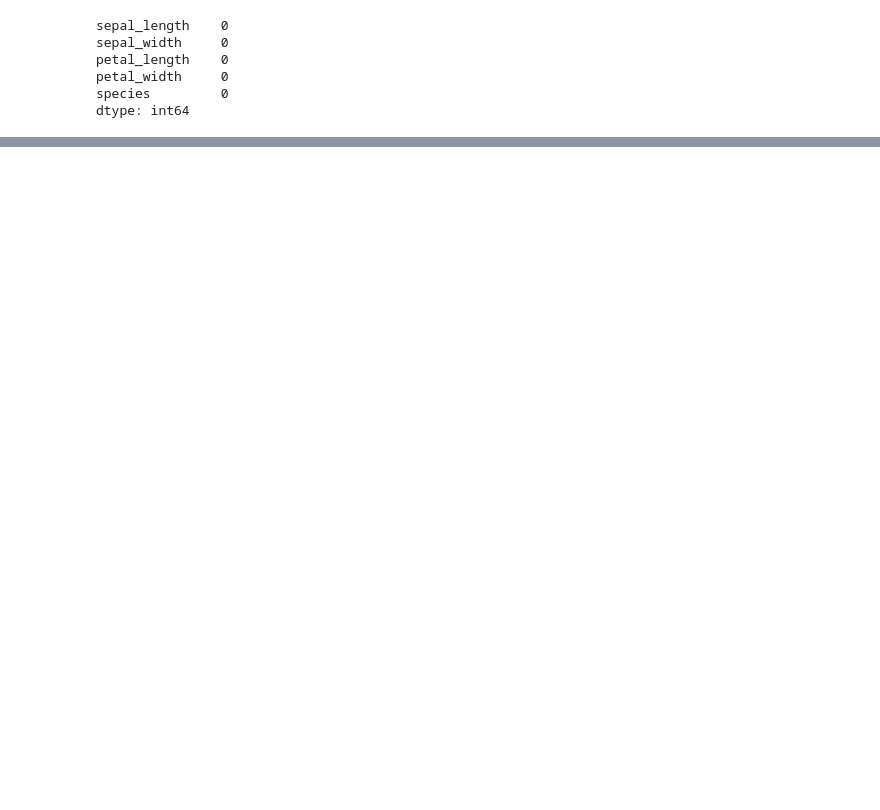
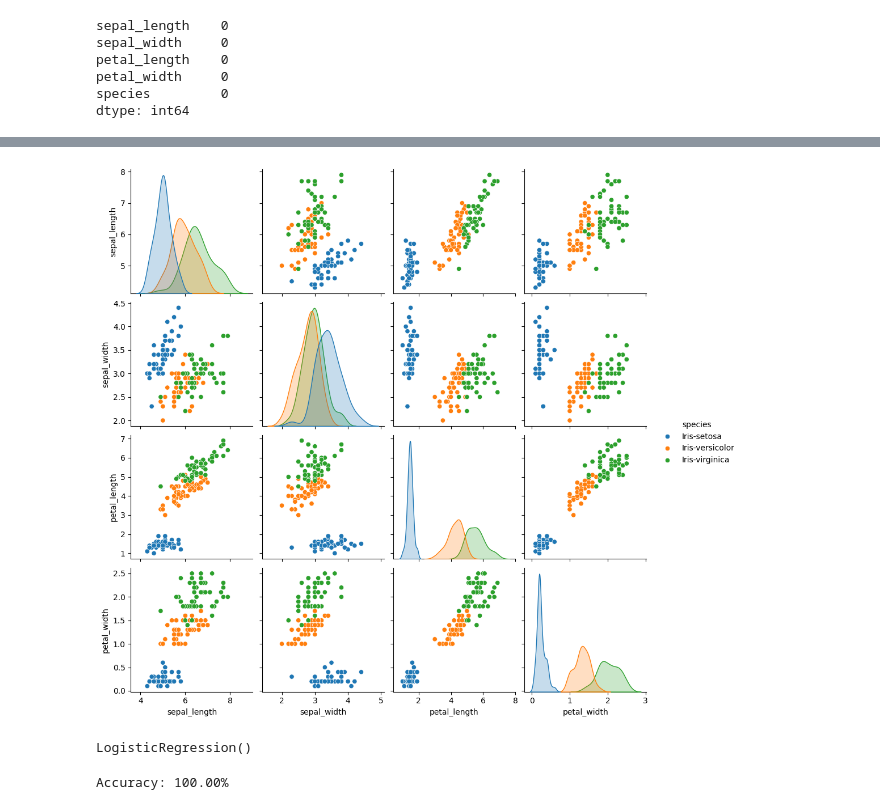
Before and after one commit to NikhilBapat14/DataScienceProjects, a Jupyter notebook: Iris_flower.ipynb, the cells around one changed output, grey strips where cells are left out. Drawn from its saved outputs; the diff is of its cells as text; code cells hidden in the pictures; blank space fills up the shorter version.

```diff
--- a/Iris_flower.ipynb
+++ b/Iris_flower.ipynb
@@ -43,0 +128,5 @@ df.describe()
+# %%
+sns.pairplot(df, hue="species")
+plt.show()
+# %% [output]
+[figure, added]
@@ -43,0 +137,13 @@ df.describe()
+# %%
+model = LogisticRegression()
+model.fit(x_train, y_train)
+# %% [output]
+LogisticRegression()
+# %%
+from sklearn.metrics import accuracy_score
+
+y_pred = model.predict(x_test)
+accuracy = accuracy_score(y_test, y_pred)
+print(f"Accuracy: {accuracy * 100:.2f}%")
+# %% [output]
+Accuracy: 100.00%
```
Also changed, not shown: parts of 12 cells of this notebook.
